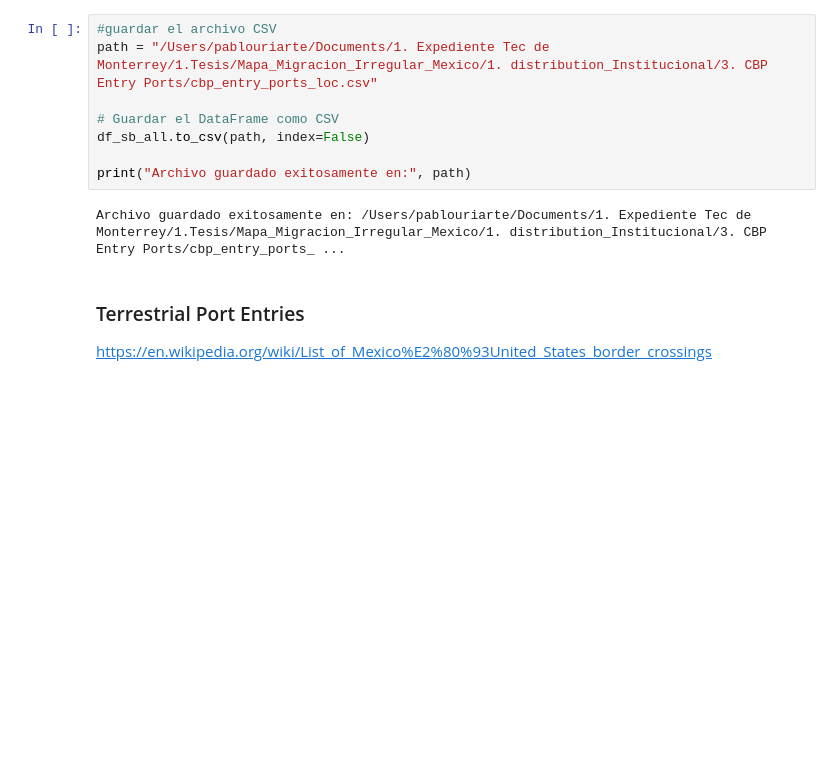
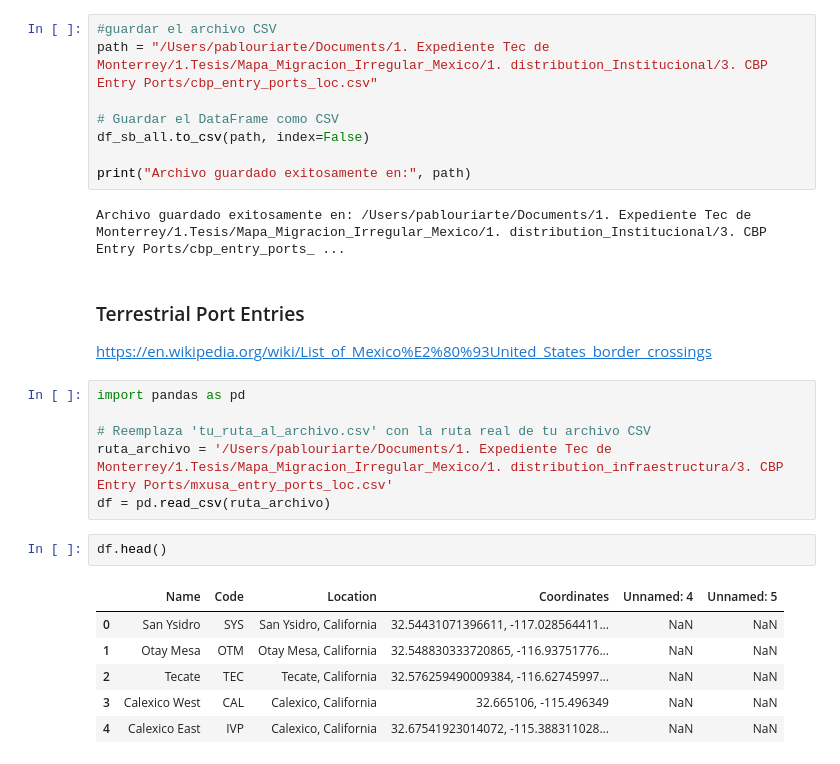
Before and after one commit to puriarter21/Mapa_Migracion_Irregular_Mexico, a Jupyter notebook: 1. distribution_infraestructura/3. CBP Entry Ports/CBP_Entry_Ports_Data_Processing.ipynb, the cells around one changed output. Cells and saved outputs as stored; diff of their text form; blank space fills up the shorter version.

```diff
--- a/1. distribution_infraestructura/3. CBP Entry Ports/CBP_Entry_Ports_Data_Processing.ipynb
+++ b/1. distribution_infraestructura/3. CBP Entry Ports/CBP_Entry_Ports_Data_Processing.ipynb
@@ -127,3 +127,18 @@ Archivo guardado exitosamente en: /Users/pablouriarte/Documents/1. Expediente Te
 ### Terrestrial Port Entries
 
 https://en.wikipedia.org/wiki/List_of_Mexico%E2%80%93United_States_border_crossings
+# %%
+import pandas as pd
+
+# Reemplaza 'tu_ruta_al_archivo.csv' con la ruta real de tu archivo CSV
+ruta_archivo = '/Users/pablouriarte/Documents/1. Expediente Tec de Monterrey/1.Tesis/Mapa_Migracion_Irregular_Mexico/1. distribution_infraestructura/3. CBP Entry Ports/mxusa_entry_ports_loc.csv'
+df = pd.read_csv(ruta_archivo)
+# %%
+df.head()
+# %% [output]
+|  | Name | Code | Location | Coordinates | Unnamed: 4 | Unnamed: 5 |
+| 0 | San Ysidro | SYS | San Ysidro, California | 32.54431071396611, -117.028564411... | NaN | NaN |
+| 1 | Otay Mesa | OTM | Otay Mesa, California | 32.548830333720865, -116.93751776... | NaN | NaN |
+| 2 | Tecate | TEC | Tecate, California | 32.576259490009384, -116.62745997... | NaN | NaN |
+| 3 | Calexico West | CAL | Calexico, California | 32.665106, -115.496349 | NaN | NaN |
+| 4 | Calexico East | IVP | Calexico, California | 32.67541923014072, -115.388311028... | NaN | NaN |
```
Also changed, not shown: parts of 3 cells of this notebook, 5 other files.
